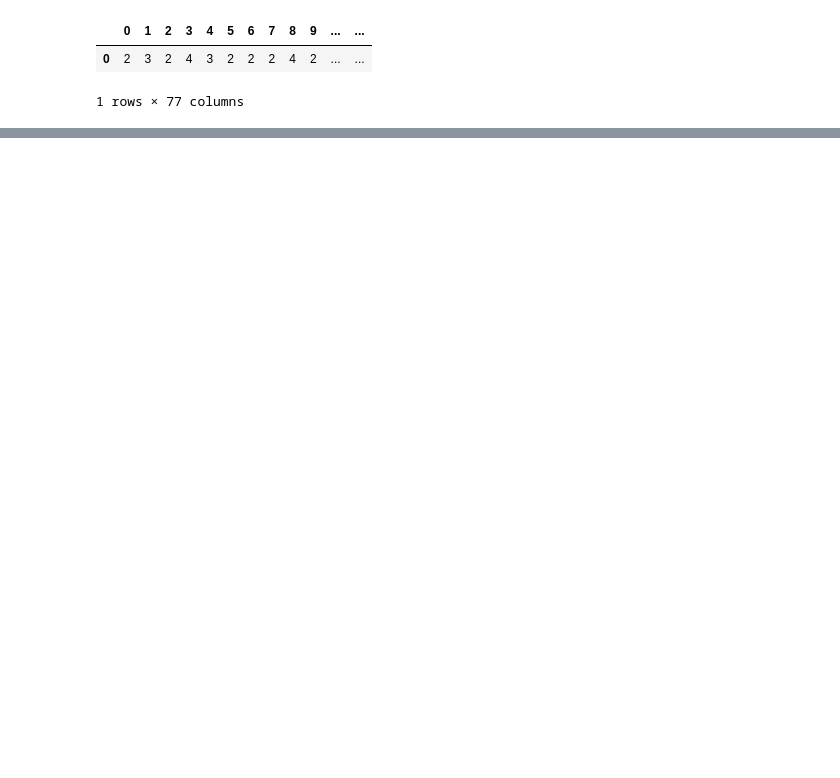
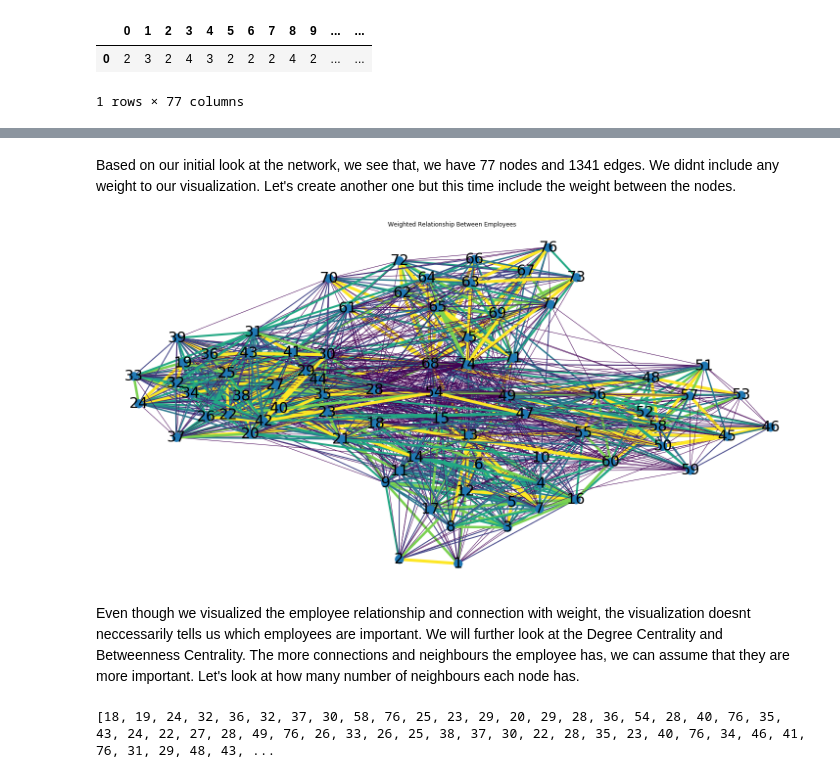
Before and after one commit to che10vek/Data620, a Jupyter notebook: Project 1.ipynb, the cells around one changed output, grey strips where cells are left out. Drawn from its saved outputs; the diff is of its cells as text; code cells hidden in the pictures; blank space fills up the shorter version.

```diff
--- a/Project 1.ipynb
+++ b/Project 1.ipynb
@@ -83,0 +124,23 @@ df_new
+# %% [markdown]
+Based on our initial look at the network, we see that, we have 77 nodes and 1341 edges. We didnt include any weight to our visualization. Let's create another one but this time include the weight between the nodes.
+# %%
+#define the weight
+plt.figure(figsize=(20,10))
+#defining weights - reference Book Social Network Analysis page 104
+weight=[edata['weight'] for f,t,edata in G.edges(data=True)]
+nx.draw(G, width=weight, edge_color=weight, with_labels=True, font_size=30)
+plt.axis("off")
+plt.title("Weighted Relationship Between Employees")
+plt.show()
+# %% [output]
+[figure, added]
+# %% [markdown]
+Even though we visualized the employee relationship and connection with weight, the visualization doesnt neccessarily tells us which employees are important. We will further look at the Degree Centrality and Betweenness Centrality. The more connections and neighbours the employee has, we can assume that they are more important. Let's look at how many number of neighbours each node has.
+# %%
+# Compute the degree of every node: degrees
+degrees = [len(list(G.neighbors(n))) for n in G.nodes()]
+
+# Print the degrees
+print(degrees)
+# %% [output]
+[18, 19, 24, 32, 36, 32, 37, 30, 58, 76, 25, 23, 29, 20, 29, 28, 36, 54, 28, 40, 76, 35, 43, 24, 22, 27, 28, 49, 76, 26, 33, 26, 25, 38, 37, 30, 22, 28, 35, 23, 40, 76, 34, 46, 41, 76, 31, 29, 48, 43, ...
```
Also changed, not shown: parts of 45 cells of this notebook.
